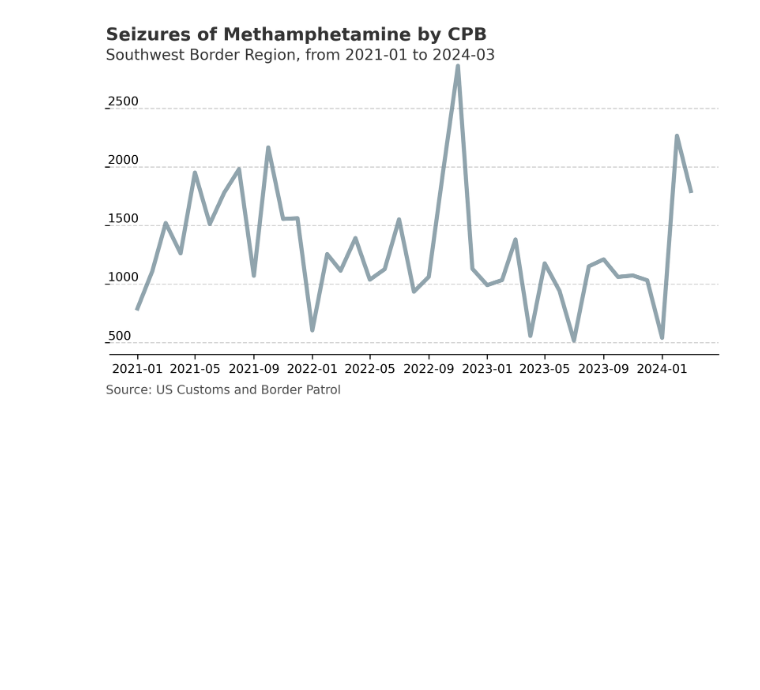
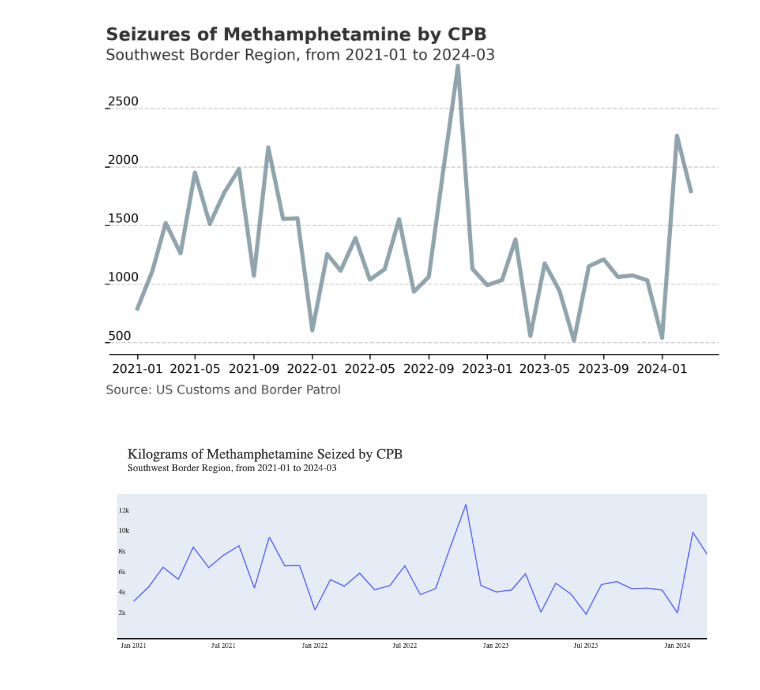
Before and after one commit to newton-c/CBP_data_monitoring, a Jupyter notebook: plot_data.ipynb, the cells around one changed output. Saved outputs shown, nothing was run; the diff lists cells and outputs as text; code cells hidden in the pictures; blank space fills up the shorter version.

Commit message:
testing plotly graphic

```diff
--- a/plot_data.ipynb
+++ b/plot_data.ipynb
@@ -85,6 +85,9 @@ And now with the data on methamphetamine seizures.
 # %%
 m_data = sw_data[sw_data['Drug Type']=='Methamphetamine']
 m_data = m_data.groupby('date', as_index=False)[['Sum Qty (lbs)']].sum()
+
+# convert pounds to kilograms
+m_data['kilos'] = m_data['Sum Qty (lbs)'] / 2.2
 # %%
 # Setup plot size.
 fig, ax = plt.subplots(figsize=(8,4))
@@ -128,0 +134,37 @@ Text(0.12, 0.01, 'Source: US Customs and Border Patrol')
+# %%
+start_date = str(min(m_data['date']).date())[0:7]
+end_date = str(max(m_data['date']).date())[0:7]
+
+
+fig = px.line(m_data, x="date", y="kilos",
+             labels={
+                     "date": "",
+                     "kilos": "Kilograms Seized"
+                 },
+             hover_data={
+                         "date": False,
+                         "kilos": ":.0f"
+             })
+
+fig.update_layout(
+    title=dict(text=f"Kilograms of Methamphetamine Seized by CPB<br><sup>Southwest Border Region, from {start_date} to {end_date}</sup>",
+               font=dict(size=24), automargin=False),
+    font_family="Open Sans",
+    font_color="#3B3B3B",
+    title_font_family="Open Sans",
+    hovermode="x unified"
+)
+
+fig.update_layout(height=420, width=640,
+                 margin_t=120,
+                 margin_b=35,
+                 margin_l=35,
+                 margin_r=35)
+
+fig.update_yaxes(ticklabelposition="inside top", title=None)
+
+fig.update_xaxes(showgrid=False, showline=True, linewidth=2, linecolor='black')
+fig.update_yaxes(showgrid=False, zeroline=True, range=[0, m_data['kilos'].max()+1000])
+fig.show()
+# %% [output]
+[figure, added]
```
Also changed, not shown: parts of 3 cells of this notebook, 21 other files.
